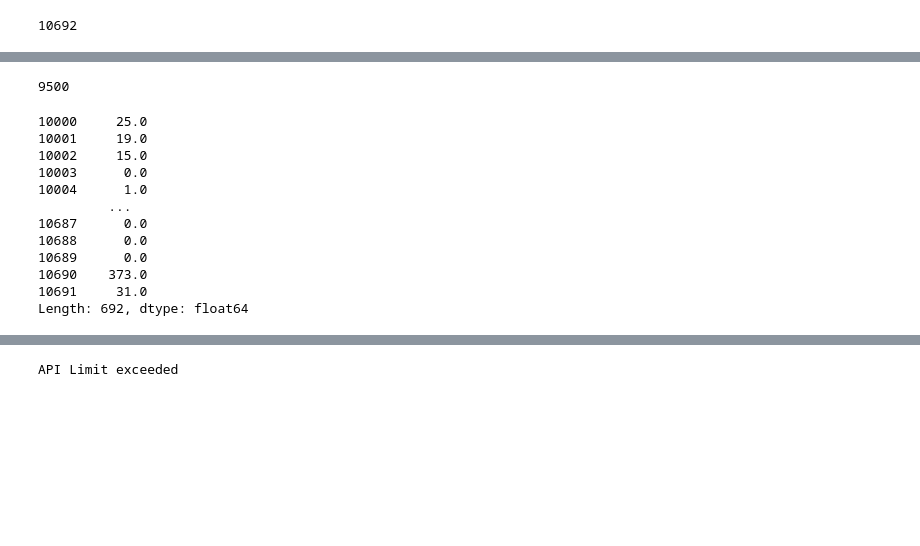
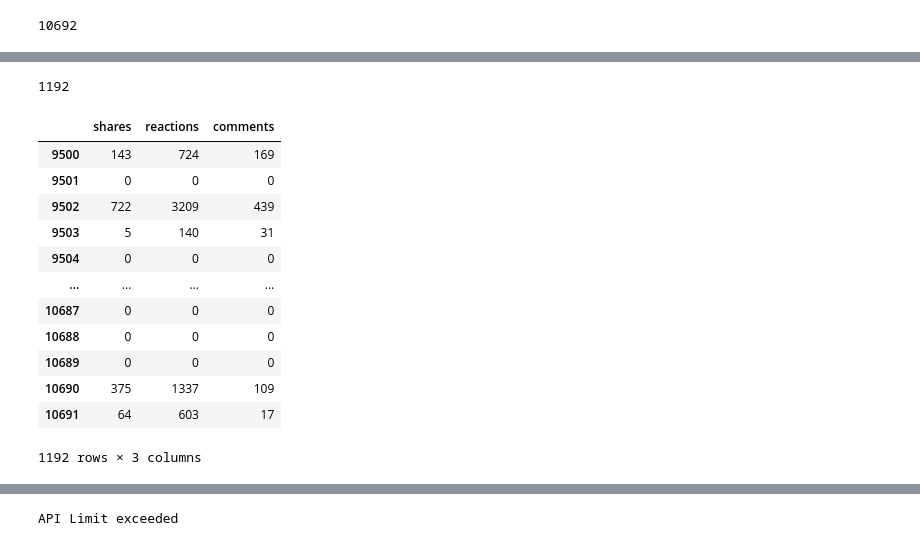
Before and after one commit to redalisa/thesis, a Jupyter notebook: Decode-URL-sharecount.ipynb, the cells around one changed output, grey strips where cells are left out. Cells and saved outputs as stored; diff of their text form; code cells hidden in the pictures; blank space fills up the shorter version.

Commit message:
All FB engagement gathered

```diff
--- a/Decode-URL-sharecount.ipynb
+++ b/Decode-URL-sharecount.ipynb
@@ -123,7 +140,7 @@ len(df_update)
 from requests.structures import CaseInsensitiveDict
 
 sharecount = []
-for url in df_update['url'][:9500]:
+for url in df_update['url'][9500:]:
 
     api = "https://api.sharedcount.com/v1.1?apikey=2a0336186dc8f5740fef9c1eb81947d66119c29f&url=" + url
 
@@ -151,5 +168,5 @@ for url in df_update['url'][:9500]:
 # %%
 len(sharecount)
 # %% [output]
-9500
+1192
 # %%
@@ -156,16 +174,19 @@ len(sharecount)
 df_update = pd.concat([df_update, pd.DataFrame(sharecount)], axis=1)
 # %%
-pd.Series(sharecount).set_axis(range(10000, 10692))
+# Use this method if some data already gathered and you need to populate the end of the columns that have most of the data
+tail_sharecount = pd.DataFrame(sharecount).set_axis(range(9500, 10692))
+tail_sharecount
 # %% [output]
+|  | shares | reactions | comments |
+| 9500 | 143 | 724 | 169 |
+| 9501 | 0 | 0 | 0 |
+| 9502 | 722 | 3209 | 439 |
+| 9503 | 5 | 140 | 31 |
+| 9504 | 0 | 0 | 0 |
+| ... | ... | ... | ... |
+| 10687 | 0 | 0 | 0 |
+| 10688 | 0 | 0 | 0 |
+| 10689 | 0 | 0 | 0 |
+| 10690 | 375 | 1337 | 109 |
+| 10691 | 64 | 603 | 17 |
-10000     25.0
-10001     19.0
-10002     15.0
-10003      0.0
-10004      1.0
-         ...
-10687      0.0
-10688      0.0
-10689      0.0
-10690    373.0
-10691     31.0
-Length: 692, dtype: float64
+1192 rows × 3 columns
```
Also changed, not shown: parts of 13 cells of this notebook, 2 other files.
